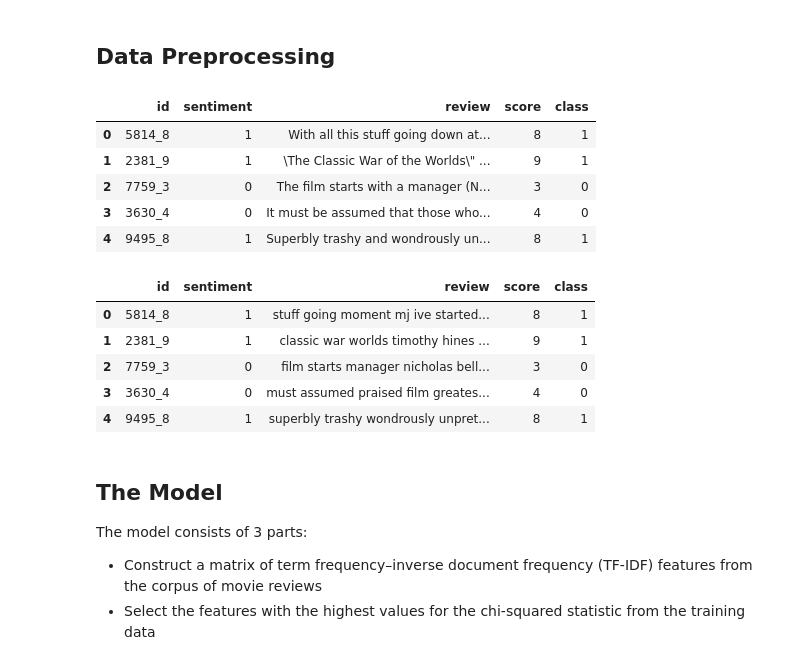
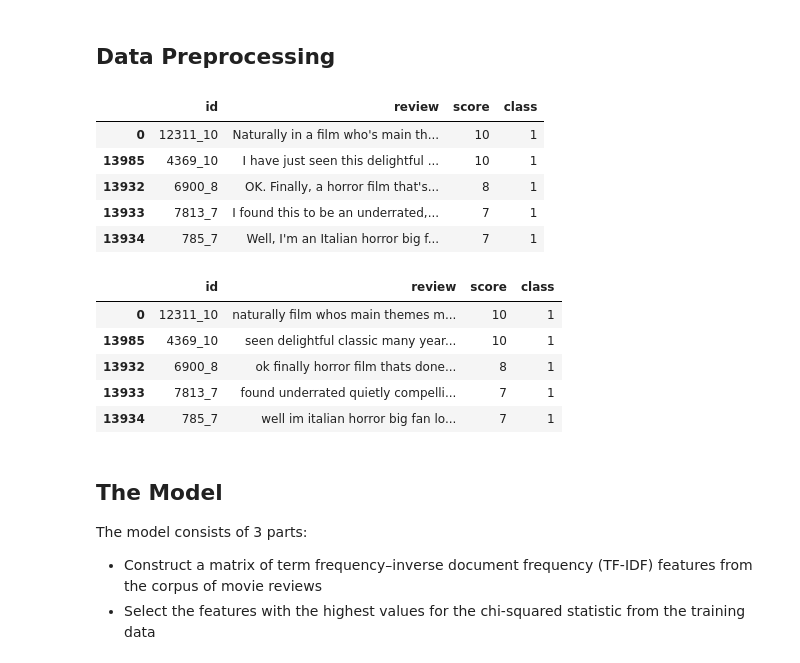
Before and after one commit to steventhornton/Hyperparameter-Tuning-with-hyperopt-in-Python, a Jupyter notebook: Hyperparameter Tuning with hyperopt in Python.ipynb, the cells around one changed output. Saved outputs shown, nothing was run; the diff lists cells and outputs as text; code cells hidden in the pictures.

```diff
--- a/Hyperparameter Tuning with hyperopt in Python.ipynb
+++ b/Hyperparameter Tuning with hyperopt in Python.ipynb
@@ -14,30 +14,30 @@ sns.set_style("darkgrid")
 # %%
 import pandas as pd
 import numpy as np
 
 # Load the data
 df_train = pd.read_table('labeledTrainData.tsv', sep='\t')
 df_test = pd.read_table('testData.tsv', sep='\t')
 
 # Add a column for the score (out of 10)
 df_train['score'] = df_train['id'].map(lambda x: int(x.split('_')[1]))
 df_test['score'] = df_test['id'].map(lambda x: int(x.split('_')[1]))
 
 # Add a column for the class, 1 for positive, 0 for negative
 df_train['class'] = df_train['score'].map(lambda x: int(x > 5))
 df_test['class'] = df_test['score'].map(lambda x: int(x > 5))
 
 # Sort the df_test by class (it will need to be sorted later)
 df_test = df_test.sort_values('class', ascending=False)
 
-df_train.head()
+df_test.head()
 # %% [output]
-|  | id | sentiment | review | score | class |
-| 0 | 5814_8 | 1 | With all this stuff going down at... | 8 | 1 |
-| 1 | 2381_9 | 1 | \The Classic War of the Worlds\" ... | 9 | 1 |
-| 2 | 7759_3 | 0 | The film starts with a manager (N... | 3 | 0 |
-| 3 | 3630_4 | 0 | It must be assumed that those who... | 4 | 0 |
-| 4 | 9495_8 | 1 | Superbly trashy and wondrously un... | 8 | 1 |
+|  | id | review | score | class |
+| 0 | 12311_10 | Naturally in a film who's main th... | 10 | 1 |
+| 13985 | 4369_10 | I have just seen this delightful ... | 10 | 1 |
+| 13932 | 6900_8 | OK. Finally, a horror film that's... | 8 | 1 |
+| 13933 | 7813_7 | I found this to be an underrated,... | 7 | 1 |
+| 13934 | 785_7 | Well, I'm an Italian horror big f... | 7 | 1 |
 # %%
 from nltk.corpus import stopwords
 cachedStopWords = stopwords.words('english')
@@ -61,14 +61,14 @@ def cleanText(s, stopwords):
 df_train['review'] = cleanText(df_train['review'], cachedStopWords)
 df_test['review'] = cleanText(df_test['review'], cachedStopWords)
 
-df_train.head()
+df_test.head()
 # %% [output]
-|  | id | sentiment | review | score | class |
-| 0 | 5814_8 | 1 | stuff going moment mj ive started... | 8 | 1 |
-| 1 | 2381_9 | 1 | classic war worlds timothy hines ... | 9 | 1 |
-| 2 | 7759_3 | 0 | film starts manager nicholas bell... | 3 | 0 |
-| 3 | 3630_4 | 0 | must assumed praised film greates... | 4 | 0 |
-| 4 | 9495_8 | 1 | superbly trashy wondrously unpret... | 8 | 1 |
+|  | id | review | score | class |
+| 0 | 12311_10 | naturally film whos main themes m... | 10 | 1 |
+| 13985 | 4369_10 | seen delightful classic many year... | 10 | 1 |
+| 13932 | 6900_8 | ok finally horror film thats done... | 8 | 1 |
+| 13933 | 7813_7 | found underrated quietly compelli... | 7 | 1 |
+| 13934 | 785_7 | well im italian horror big fan lo... | 7 | 1 |
 # %%
 # Separate into training and test data
 X_train = df_train['review']
```
Also changed, not shown: parts of 4 cells of this notebook.
